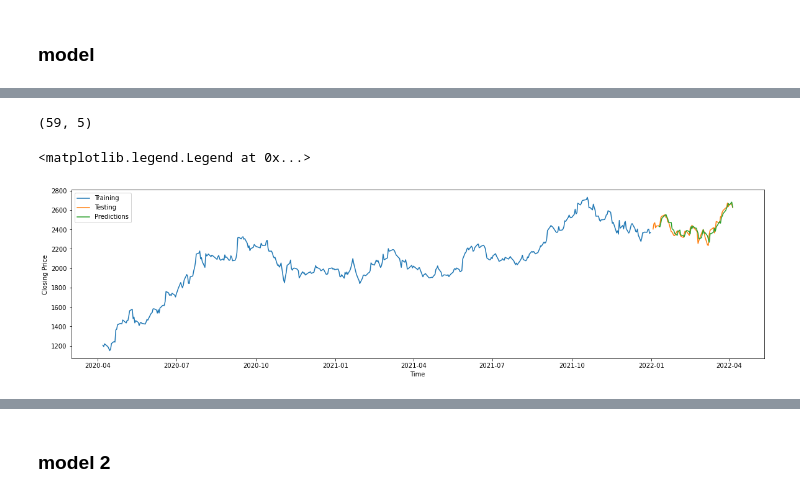
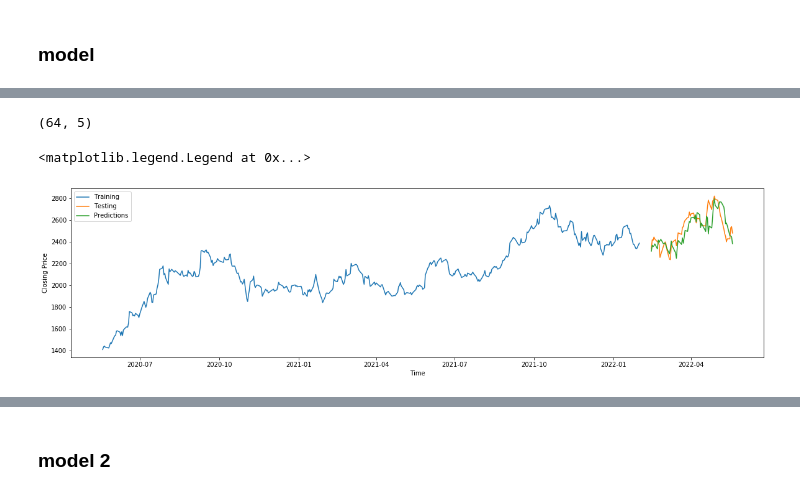
Before and after one commit to ilan-1/stock_prediction, a Jupyter notebook: explo.ipynb, the cells around one changed output, grey strips where cells are left out. Cells and saved outputs as stored; diff of their text form; code cells hidden in the pictures.

```diff
--- a/explo.ipynb
+++ b/explo.ipynb
@@ -62,0 +68,2 @@ Text(0, 0.5, 'Close')
+# %%
+KOTAK['Daily Return'] = KOTAK['close '].pct_change()
@@ -63,2 +90,28 @@ Text(0, 0.5, 'Close')
 # %% [markdown]
 ### LSTM model
+# %%
+Train_Data = KOTAK['close '].to_numpy()
+Data_Train_X = []
+Data_Train_Y = []
+for i in range(0, len(Train_Data)):
+    try:
+        Data_Train_Y.append(Train_Data[i : i+5])
+    except:
+        pass
+
+while len(Data_Train_Y[-1]) < 5:
+    Data_Train_Y.pop(-1)
+
+Data_Train_Y=Data_Train_Y[: -5 or None]
+print(len(Data_Train_Y))
+
+for i in range(5, len(Train_Data)):
+    try:
+        Data_Train_X.append(Train_Data[i : i+5])
+    except:
+        pass
+
+while len(Data_Train_X[-1]) < 5:
+    Data_Train_X.pop(-1)
+
+print(len(Data_Train_X))
@@ -107,5 +192,5 @@ def Dataset(Data,train_len,Date):
 
     return Data_Train_X, Data_Train_Y, Data_Test_X, Data_Test_Y
 # %%
-test_Date = '2022-01-01'
+test_Date = '2022-02-01'
 Train_X, Train_Y, Test_X, Test_Y = Dataset(KOTAK, 5, test_Date)
@@ -269,17 +368,17 @@ plt.show()
 # %%
-prediction = model.predict(Test_X)
+predictions = model.predict(Test_X)
 # %%
-prediction.shape
+predictions.shape
 # %% [output]
-(59, 5)
+(64, 5)
 # %%
 plt.figure(figsize=(20, 5))
-plt.plot(KOTAK['Date '][KOTAK['Date '] < '2022-01-01'], KOTAK['close '][KOTAK['Date '] < '2022-01-01'], label = 'Training')
-plt.plot(KOTAK['Date '][KOTAK['Date '] >= '2022-01-01'], KOTAK['close '][KOTAK['Date '] >= '2022-01-01'], label = 'Testing')
-plt.plot(KOTAK['Date '][KOTAK['Date '] >= '2022-01-08'], prediction[:,0], label = 'Predictions')
+plt.plot(KOTAK['Date '][KOTAK['Date '] < '2022-02-01'], KOTAK['close '][KOTAK['Date '] < '2022-02-01'], label = 'Training')
+plt.plot(KOTAK['Date '][KOTAK['Date '] >= '2022-02-12'],Test_Y[:,0], label = 'Testing')
+plt.plot(KOTAK['Date '][KOTAK['Date '] >= '2022-02-12'], predictions[:,0], label = 'Predictions')
 plt.xlabel('Time')
 plt.ylabel('Closing Price')
 plt.legend(loc = 'best')
 # %% [output]
 <matplotlib.legend.Legend at 0x...>
-[figure, old version]
+[figure, new version]
```
Also changed, not shown: parts of 29 cells of this notebook.
